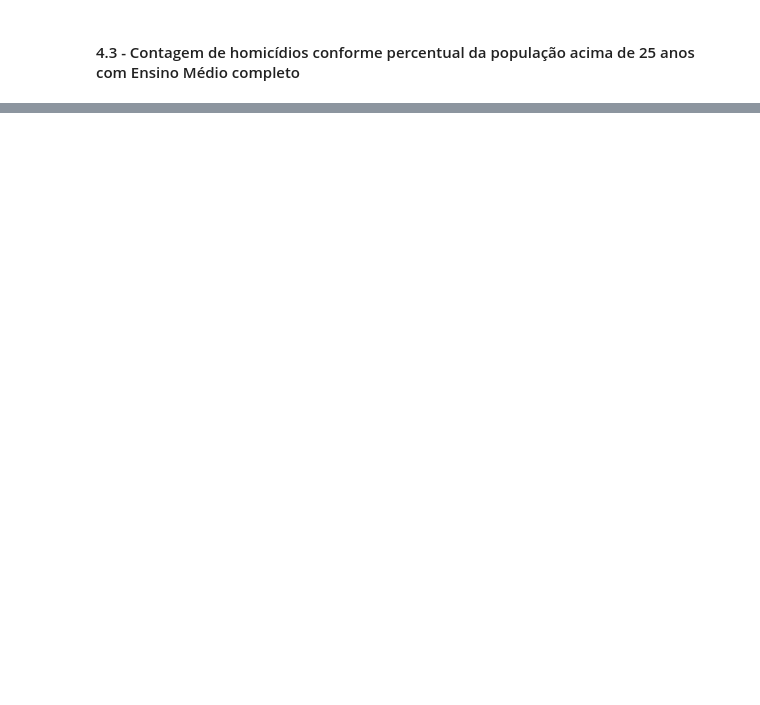
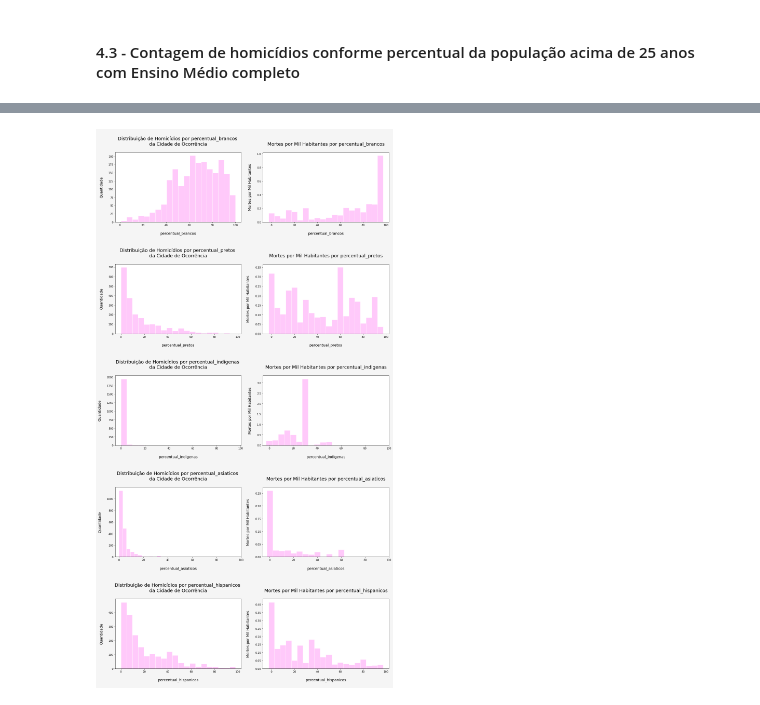
Before and after one commit to rafaelhasslocher/analise-violencia-policial, a Jupyter notebook: notebook.ipynb, the cells around one changed output, grey strips where cells are left out. Drawn from its saved outputs; the diff is of its cells as text; code cells hidden in the pictures; blank space fills up the shorter version.

```diff
--- a/notebook.ipynb
+++ b/notebook.ipynb
@@ -918,0 +1130,49 @@ plt.show()
+# %%
+fato_homicidios_cidades = spark.table("gold.fato_homicidios_cidades").toPandas()
+fato_homicidios_mil_habitantes = spark.table("gold.fato_homicidios_mil_habitantes").toPandas()
+
+num_rows = len(colunas)
+figura, eixos = plt.subplots(nrows=num_rows, ncols=2, figsize=(16, num_rows * 6))
+eixos = eixos.flatten()
+
+bins = np.arange(0, 101, 5)
+
+for i, coluna in enumerate(colunas):
+    sns.histplot(
+        fato_homicidios_cidades[coluna],
+        bins=20,
+        color="#ffb2f9",
+        edgecolor="#FFFFFF",
+        alpha=0.7,
+        ax=eixos[i * 2]
+    )
+    eixos[i * 2].set_xlabel(f"\n{coluna}\n", fontsize=14)
+    eixos[i * 2].set_ylabel("Quantidade\n", fontsize=14)
+    eixos[i * 2].set_title(f"\nDistribuição de Homicídios por {coluna} \nda Cidade de Ocorrência\n", fontsize=18)
+    eixos[i * 2].set_xticks(np.arange(0, 101, 20))
+    eixos[i * 2].set_xticklabels(np.arange(0, 101, 20))
+
+    fato_homicidios_mil_habitantes["bins"] = pd.cut(
+        fato_homicidios_mil_habitantes[coluna],
+        bins=bins,
+        labels=bins[:-1],
+        include_lowest=True,
+    )
+
+    grouped = fato_homicidios_mil_habitantes.groupby("bins", observed=False)["mortes_mil_habitantes"].mean().reset_index()
+    grouped["bins"] = grouped["bins"].astype(int)
+
+    eixos[i * 2 + 1].bar(grouped["bins"], grouped["mortes_mil_habitantes"], color="#ffb2f9", edgecolor="#FFFFFF", width=5, alpha=0.7)
+
+    eixos[i * 2 + 1].set_xticks(np.arange(0, 101, 20))
+    eixos[i * 2 + 1].set_xticklabels(np.arange(0, 101, 20))
+
+    eixos[i * 2 + 1].set_xlabel(f"\n{coluna}\n", fontsize=14)
+    eixos[i * 2 + 1].set_ylabel("Mortes por Mil Habitantes\n", fontsize=14)
+    eixos[i * 2 + 1].set_title(f"\nMortes por Mil Habitantes por {coluna}\n", fontsize=18)
+
+plt.tight_layout()
+figura.set_facecolor("whitesmoke")
+plt.show()
+# %% [output]
+[figure, added]
```
Also changed, not shown: parts of 38 cells of this notebook.
